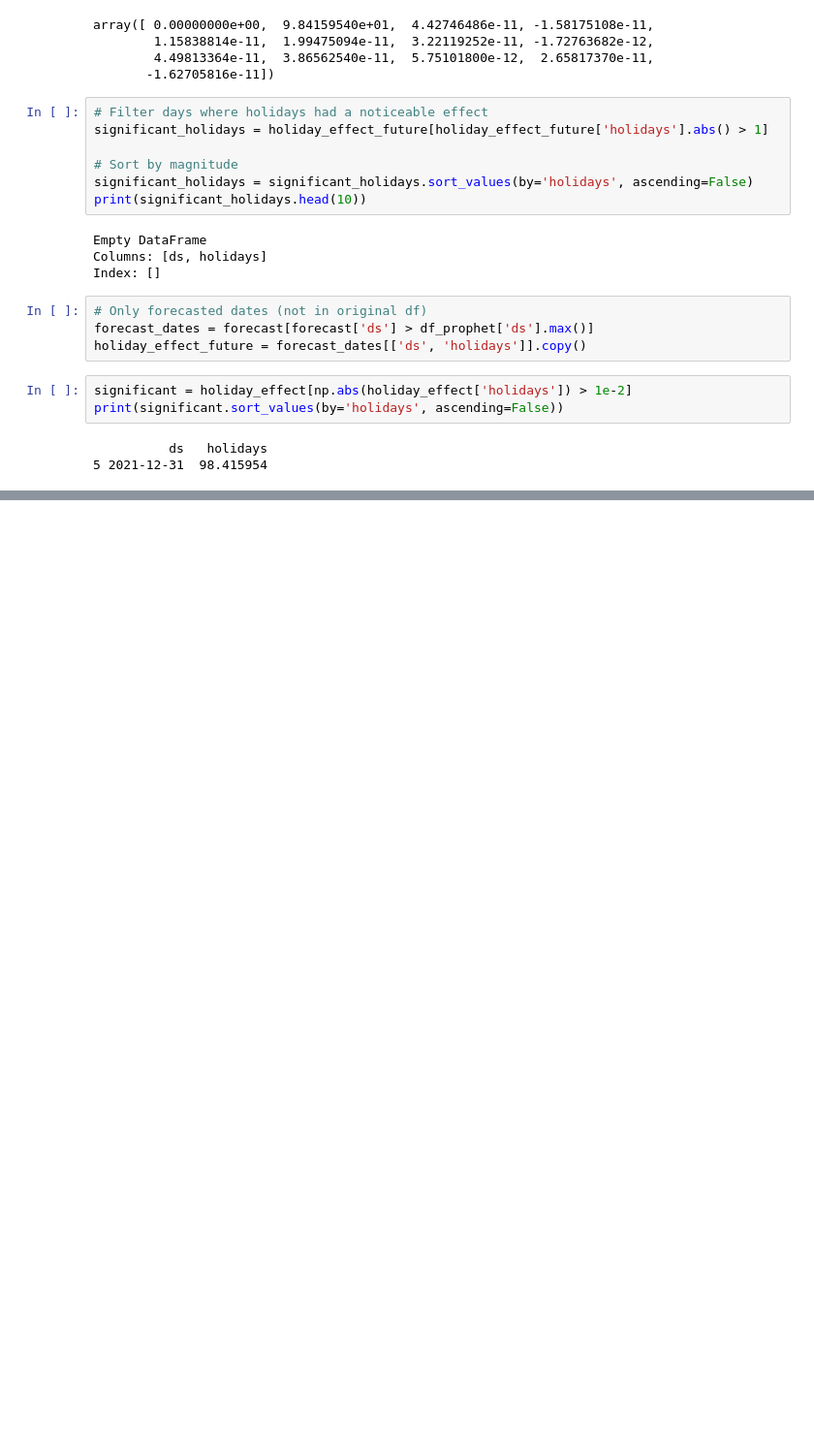
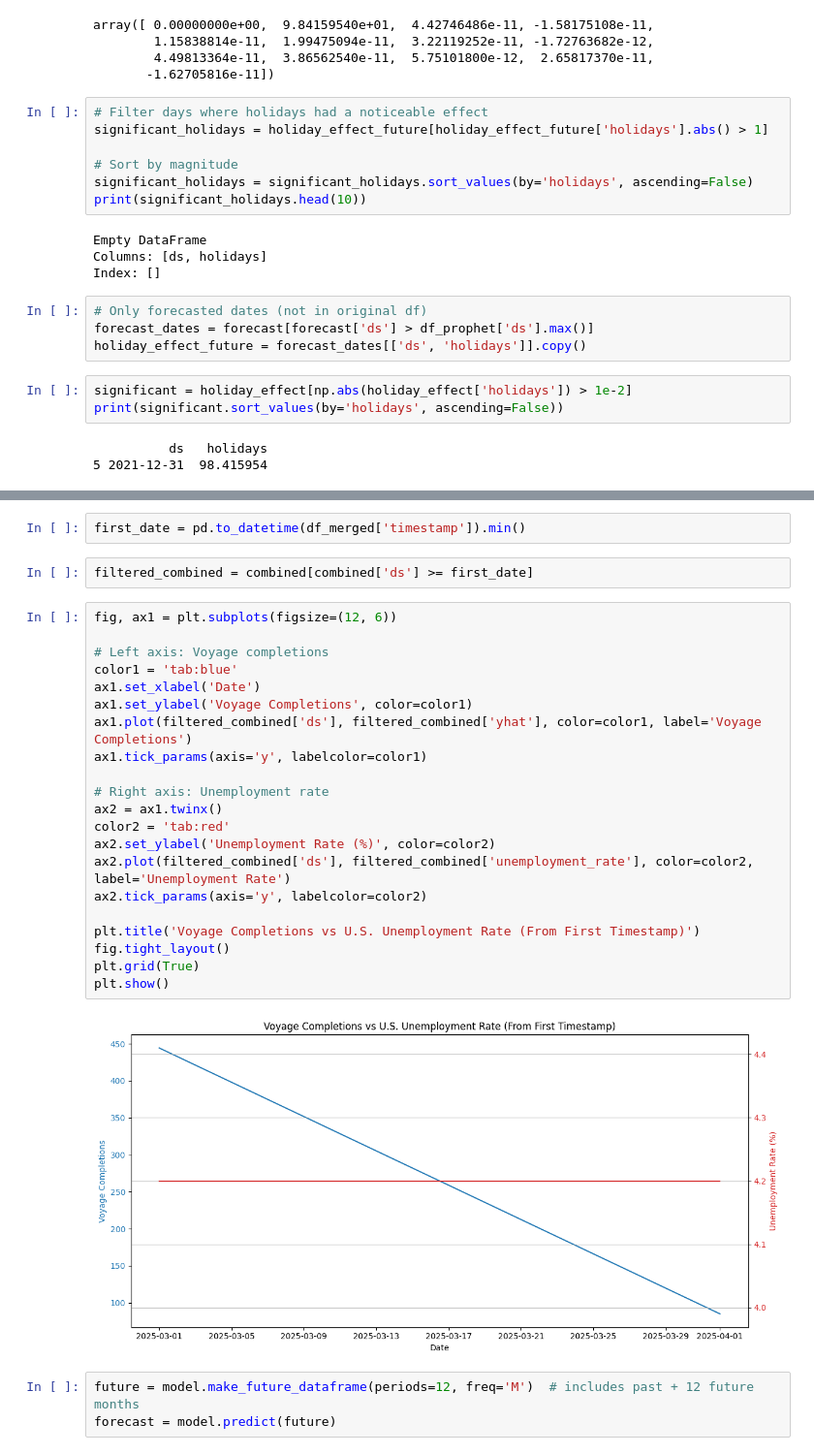
Before and after one commit to roziii/chingu_segment_analysis, a Jupyter notebook: application_completion-auto_regressive_model.ipynb, the cells around one changed output, grey strips where cells are left out. Shown at 97% size. Cells and saved outputs as stored; diff of their text form; blank space fills up the shorter version.

```diff
--- a/application_completion-auto_regressive_model.ipynb
+++ b/application_completion-auto_regressive_model.ipynb
@@ -496,0 +568,30 @@ print(significant.sort_values(by='holidays', ascending=False))
+# %%
+first_date = pd.to_datetime(df_merged['timestamp']).min()
+# %%
+filtered_combined = combined[combined['ds'] >= first_date]
+# %%
+fig, ax1 = plt.subplots(figsize=(12, 6))
+
+# Left axis: Voyage completions
+color1 = 'tab:blue'
+ax1.set_xlabel('Date')
+ax1.set_ylabel('Voyage Completions', color=color1)
+ax1.plot(filtered_combined['ds'], filtered_combined['yhat'], color=color1, label='Voyage Completions')
+ax1.tick_params(axis='y', labelcolor=color1)
+
+# Right axis: Unemployment rate
+ax2 = ax1.twinx()
+color2 = 'tab:red'
+ax2.set_ylabel('Unemployment Rate (%)', color=color2)
+ax2.plot(filtered_combined['ds'], filtered_combined['unemployment_rate'], color=color2, label='Unemployment Rate')
+ax2.tick_params(axis='y', labelcolor=color2)
+
+plt.title('Voyage Completions vs U.S. Unemployment Rate (From First Timestamp)')
+fig.tight_layout()
+plt.grid(True)
+plt.show()
+# %% [output]
+[figure, added]
+# %%
+future = model.make_future_dataframe(periods=12, freq='M')  # includes past + 12 future months
+forecast = model.predict(future)
```
Also changed, not shown: parts of 17 cells of this notebook.
